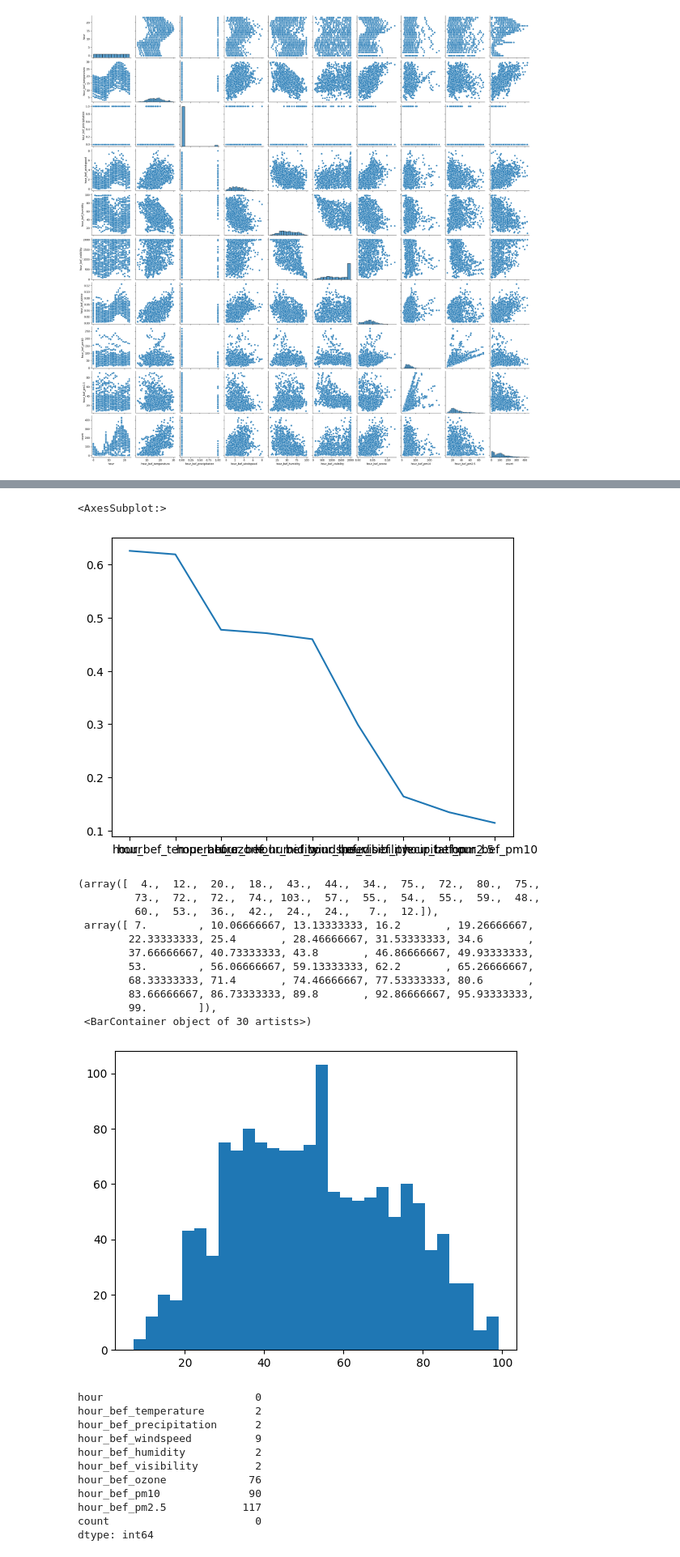
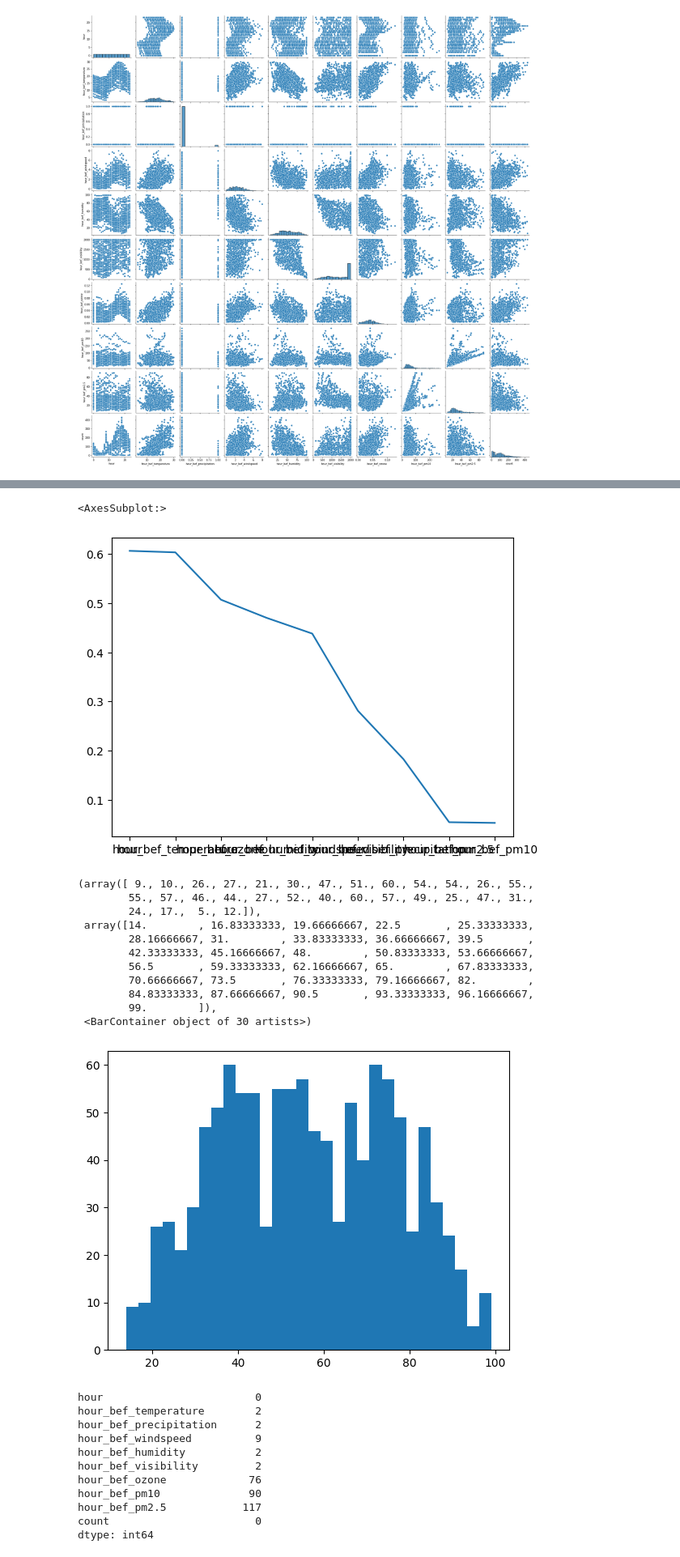
Before and after one commit to Junho65/Kaggle-DACON, a Jupyter notebook: (DACON)서울시 따릉이 대여량 예측 경진대회/work.ipynb, the cells around one changed output, grey strips where cells are left out. Shown at 81% size. Drawn from its saved outputs; the diff is of its cells as text; code cells hidden in the pictures.

```diff
--- a/(DACON)서울시 따릉이 대여량 예측 경진대회/work.ipynb
+++ b/(DACON)서울시 따릉이 대여량 예측 경진대회/work.ipynb
@@ -109,23 +140,23 @@ train_cpy.corr().style.background_gradient()
 # %%
-abs(train.corr()['count']).sort_values(ascending=False)[1:].plot()
+abs(train_cpy_drp.corr()['count']).sort_values(ascending=False)[1:].plot()
 # %% [output]
 <AxesSubplot:>
-[figure, old version]
+[figure, new version]
 # %%
-plt.hist(train['hour_bef_humidity'],bins=30)
+plt.hist(train_cpy_drp['hour_bef_humidity'],bins=30)
 # %% [output]
-(array([  4.,  12.,  20.,  18.,  43.,  44.,  34.,  75.,  72.,  80.,  75.,
-         73.,  72.,  72.,  74., 103.,  57.,  55.,  54.,  55.,  59.,  48.,
-         60.,  53.,  36.,  42.,  24.,  24.,   7.,  12.]),
- array([ 7.        , 10.06666667, 13.13333333, 16.2       , 19.26666667,
-        22.33333333, 25.4       , 28.46666667, 31.53333333, 34.6       ,
-        37.66666667, 40.73333333, 43.8       , 46.86666667, 49.93333333,
-        53.        , 56.06666667, 59.13333333, 62.2       , 65.26666667,
-        68.33333333, 71.4       , 74.46666667, 77.53333333, 80.6       ,
-        83.66666667, 86.73333333, 89.8       , 92.86666667, 95.93333333,
+(array([ 9., 10., 26., 27., 21., 30., 47., 51., 60., 54., 54., 26., 55.,
+        55., 57., 46., 44., 27., 52., 40., 60., 57., 49., 25., 47., 31.,
+        24., 17.,  5., 12.]),
+ array([14.        , 16.83333333, 19.66666667, 22.5       , 25.33333333,
+        28.16666667, 31.        , 33.83333333, 36.66666667, 39.5       ,
+        42.33333333, 45.16666667, 48.        , 50.83333333, 53.66666667,
+        56.5       , 59.33333333, 62.16666667, 65.        , 67.83333333,
+        70.66666667, 73.5       , 76.33333333, 79.16666667, 82.        ,
+        84.83333333, 87.66666667, 90.5       , 93.33333333, 96.16666667,
         99.        ]),
  <BarContainer object of 30 artists>)
-[figure, old version]
+[figure, new version]
 # %%
 train_cpy.isnull().sum()
 # %% [output]
```
Also changed, not shown: parts of 23 cells of this notebook, 2 other files.
